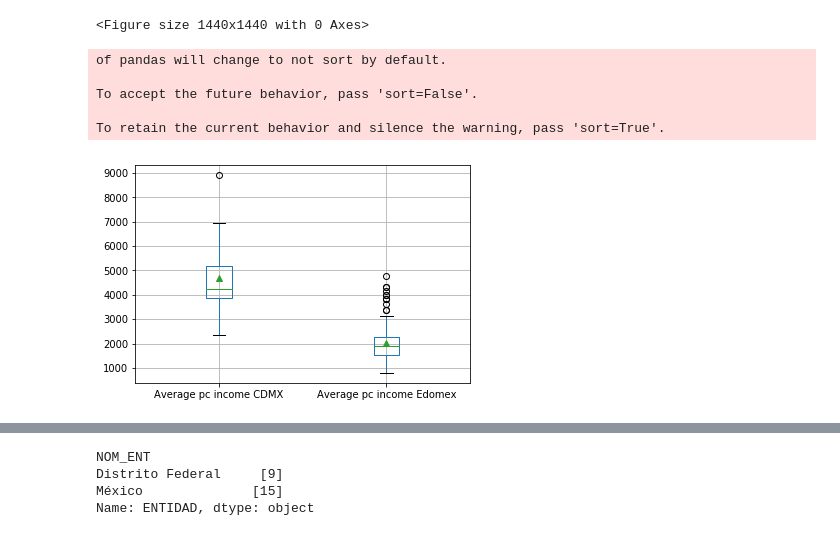
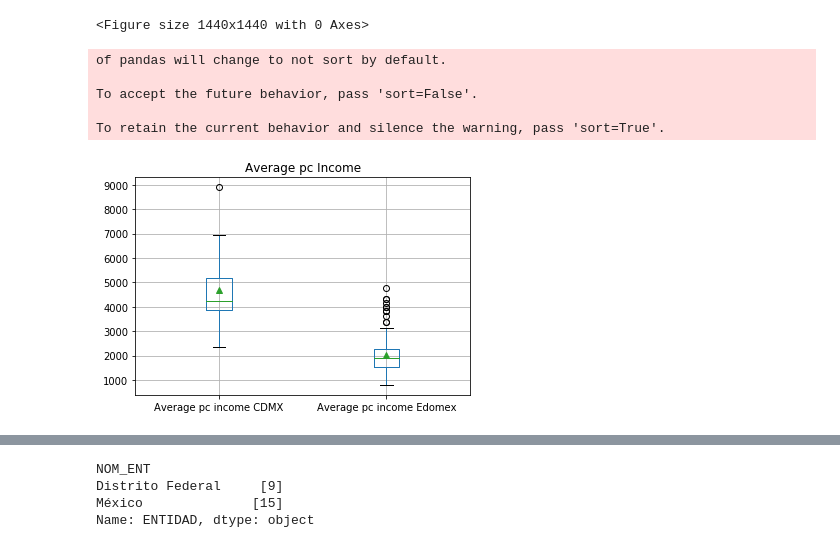
Before and after one commit to Iarmas/Project-1, a Jupyter notebook: Development/Shifu.ipynb, the cells around one changed output, grey strips where cells are left out. Saved outputs shown, nothing was run; the diff lists cells and outputs as text; code cells hidden in the pictures.

```diff
--- a/Development/Shifu.ipynb
+++ b/Development/Shifu.ipynb
@@ -188,34 +188,35 @@ cdmx_bins
 edomex_bins = [edomex_min-1, edomex_q1,edomex_mean,edomex_q3 , edomex_max+1]
 edomex_bins
 
 # Create the names for the  bins
 bins_names = [1, 2, 3, 4]
 
 # Assign to bins based on average income
 cdmx["Per capita income quartile"] = pd.cut(cdmx["Average per capita income"], cdmx_bins, labels=bins_names)
 edomex["Per capita income quartile"] = pd.cut(edomex["Average per capita income"], edomex_bins, labels=bins_names)
 edomex
 
 cdmx["Average pc income CDMX"]=cdmx["Average per capita income"]
 edomex["Average pc income Edomex"]=edomex["Average per capita income"]
 cdmx["State"] = "CDMX"
 edomex["State"] = "Edomex"
 
 cdmx
 tabla_tot2 = pd.concat([cdmx, edomex])
 
 # Income boxplot
 
 tabla_tot2.boxplot(column=["Average pc income CDMX", "Average pc income Edomex"],  showmeans=True)
+plt.title("Average pc Income")
 # plt.grid()
 plt.show()
 # %% [output]
 of pandas will change to not sort by default.
 
 To accept the future behavior, pass 'sort=False'.
 
 To retain the current behavior and silence the warning, pass 'sort=True'.
-[figure, old version]
+[figure, new version]
 # %%
 tabla_tot2.sort_values('Average per capita income', ascending=False)
 # %% [output]
```
Also changed, not shown: parts of 20 cells of this notebook.
